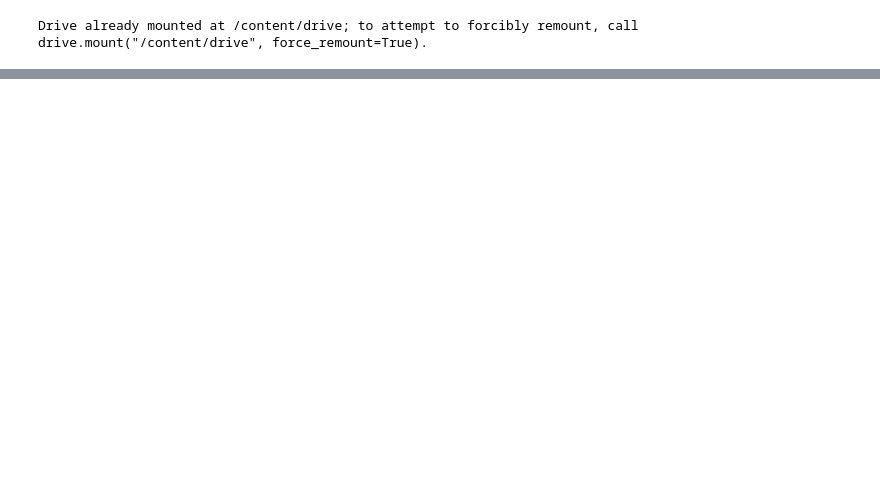
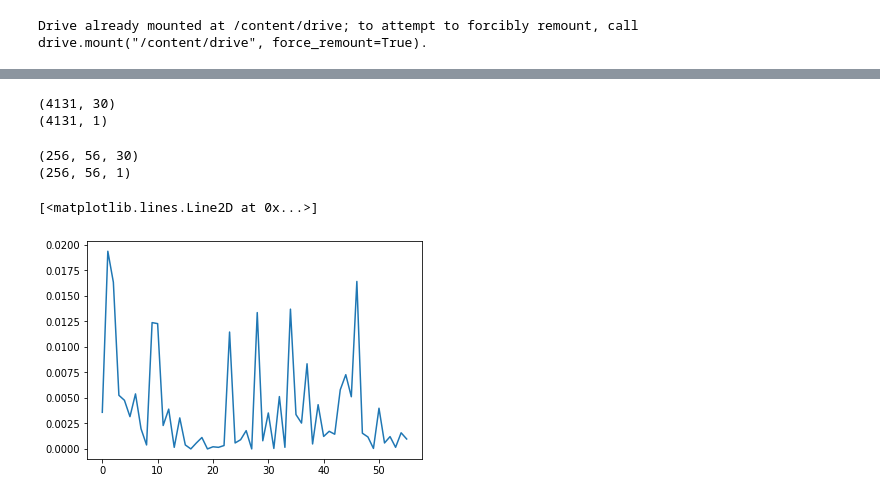
Before and after one commit to katharina-knappmann/wildfire_estimator, a Jupyter notebook: Weather_Model.ipynb, the cells around one changed output, grey strips where cells are left out. Saved outputs shown, nothing was run; the diff lists cells and outputs as text; code cells hidden in the pictures; blank space fills up the shorter version.

```diff
--- a/Weather_Model.ipynb
+++ b/Weather_Model.ipynb
@@ -29,0 +56,2 @@ aggr_df = pd.read_csv('Cleansed_Data.csv')
+# %%
+df_targets = df_nsw[target_names].shift(-shift_steps)
@@ -29,0 +99,54 @@ aggr_df = pd.read_csv('Cleansed_Data.csv')
+# %%
+print(x_train_scaled.shape)
+print(y_train_scaled.shape)
+# %% [output]
+(4131, 30)
+(4131, 1)
+# %%
+def batch_generator(batch_size, sequence_length):
+    """
+    Generator function for creating random batches of training-data.
+    """
+
+    # Infinite loop.
+    while True:
+        # Allocate a new array for the batch of input-signals.
+        x_shape = (batch_size, sequence_length, num_x_signals)
+        x_batch = np.zeros(shape=x_shape, dtype=np.float16)
+
+        # Allocate a new array for the batch of output-signals.
+        y_shape = (batch_size, sequence_length, num_y_signals)
+        y_batch = np.zeros(shape=y_shape, dtype=np.float16)
+
+        # Fill the batch with random sequences of data.
+        for i in range(batch_size):
+            # Get a random start-index.
+            # This points somewhere into the training-data.
+            idx = np.random.randint(num_train - sequence_length)
+
+            # Copy the sequences of data starting at this index.
+            x_batch[i] = x_train_scaled[idx:idx+sequence_length]
+            y_batch[i] = y_train_scaled[idx:idx+sequence_length]
+
+        yield (x_batch, y_batch)
+# %%
+batch_size = 256
+sequence_length = 7 * 8
+
+generator = batch_generator(batch_size=batch_size, sequence_length=sequence_length)
+# %%
+x_batch, y_batch = next(generator)
+
+print(x_batch.shape)
+print(y_batch.shape)
+# %% [output]
+(256, 56, 30)
+(256, 56, 1)
+# %%
+batch = 0   # First sequence in the batch.
+signal = 0  # First signal from the 20 input-signals.
+seq = x_batch[batch, :, signal]
+plt.plot(seq)
+# %% [output]
+[<matplotlib.lines.Line2D at 0x...>]
+[figure, added]
```
Also changed, not shown: parts of 26 cells of this notebook.
